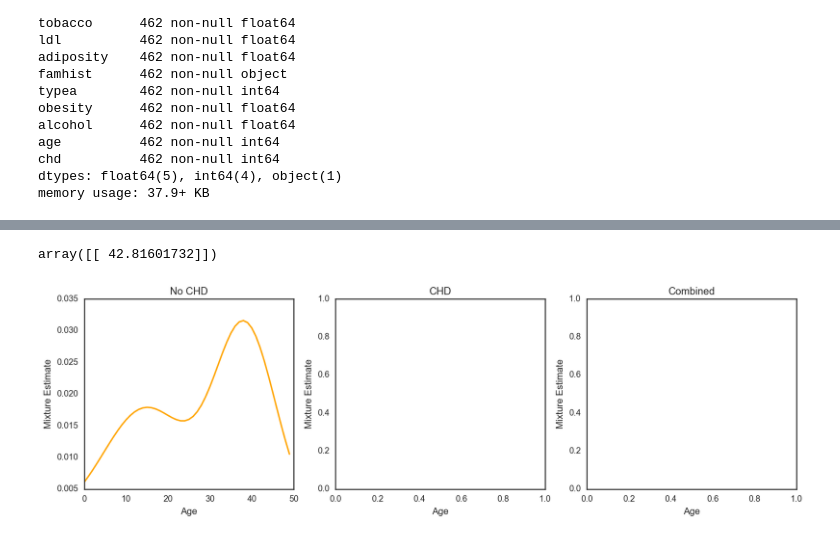
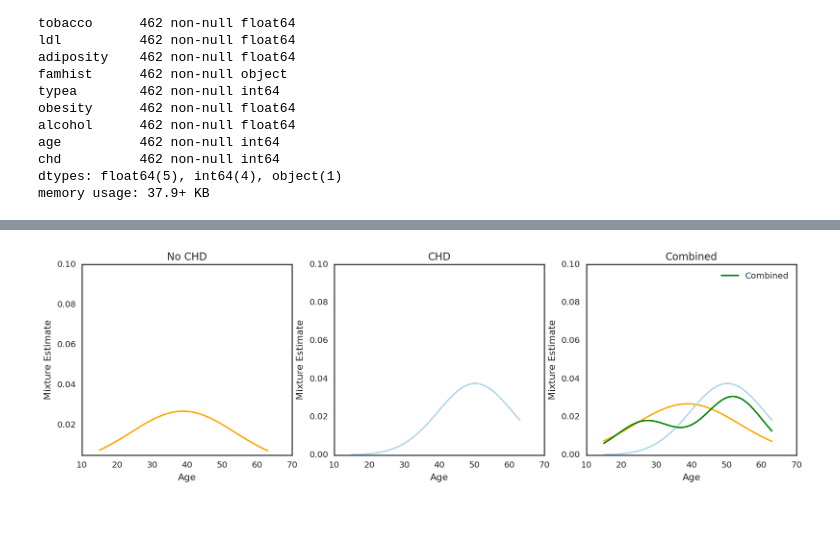
Before and after one commit to AI-Stuff/Various-Machine-Learning-bits, a Jupyter notebook: Gaussian.Mixture.Models.ipynb, the cells around one changed output, grey strips where cells are left out. Cells and saved outputs as stored; diff of their text form; code cells hidden in the pictures.

```diff
--- a/Gaussian.Mixture.Models.ipynb
+++ b/Gaussian.Mixture.Models.ipynb
@@ -21,7 +21,7 @@ import seaborn as sns
 sns.set_context('notebook')
 sns.set_style('white')
 # %%
-data = pd.read_csv('SAheart.data', sep=',', decimal='.', usecols=np.arange(1,11))
+data = pd.read_csv('data/SAheart.data', sep=',', decimal='.', usecols=np.arange(1,11))
 data.info()
 # %% [output]
 <class 'pandas.core.frame.DataFrame'>
@@ -78,26 +59,36 @@ GMM(covariance_type='diag', init_params='wmc', min_covar=0.001,
-# %%
-mixm.means_
-# %% [output]
-array([[ 42.81601732]])
 # %%
-x = np.linspace(data.age.min(), data.age.max())
+x = np.arange(data.age.min(), data.age.max())
 y0 = np.zeros_like(x)
 y1 = np.ones_like(x)
 
 fig, (ax1, ax2, ax3) = plt.subplots(1,3, figsize=(15,4))
 
-ax1.plot(np.exp(mixm.score_samples(x.reshape(-1,1))[0]), c='orange')
-#ax1.plot(np.exp(mixm.score_samples(np.c_[x,y0])[0]), c='orange')
+mixm = GMM(n_components=1, covariance_type='tied')
+mixm.fit(data[data['chd'] == 0]['age'].as_matrix().reshape(-1,1))
+no_chd = np.exp(mixm.score(x.reshape(-1,1)))
+
+mixm.fit(data[data['chd'] == 1]['age'].as_matrix().reshape(-1,1))
+chd = np.exp(mixm.score(x.reshape(-1,1)))
+
+mixm.set_params(n_components=2)
+mixm.fit(data['age'].as_matrix().reshape(-1,1))
+combined = np.exp(mixm.score(x.reshape(-1,1)))
+
+ax1.plot(x, no_chd, c='orange')
 ax1.set_title('No CHD')
 
-#ax2.plot(np.exp(mixm.score_samples(np.c_[x,y1])[0]), c='lightblue')
+ax2.plot(x, chd, c='lightblue')
 ax2.set_title('CHD')
 
-#ax2.plot(np.exp(mixm.score_samples(np.c_[x,y1])[0]), c='lightblue')
+ax3.plot(x, no_chd, c='orange')
+ax3.plot(x, chd, c='lightblue')
+ax3.plot(x, combined , c='green', label='Combined')
 ax3.set_title('Combined')
+ax3.legend()
 
 for ax in fig.axes:
+    ax.set_ylim(ymax = 0.10)
     ax.set_xlabel('Age')
     ax.set_ylabel('Mixture Estimate')
 # %% [output]
-[figure, old version]
+[figure, new version]
```
Also changed, not shown: parts of 2 cells of this notebook, 1 other file.
